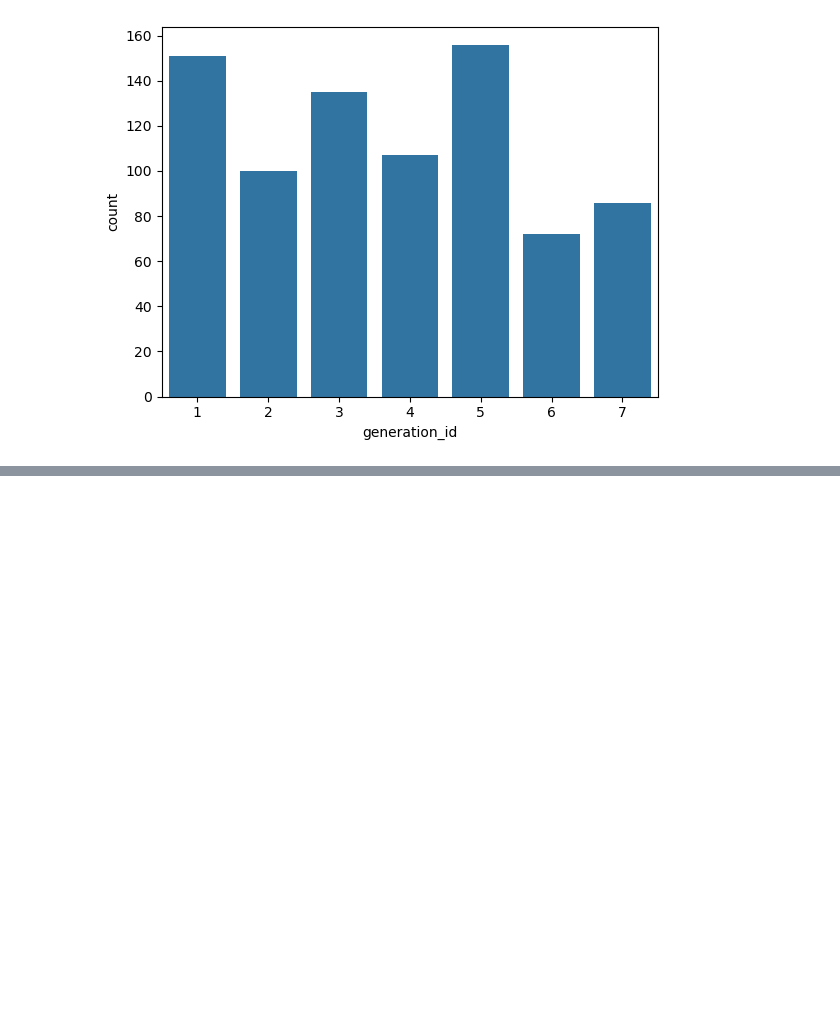
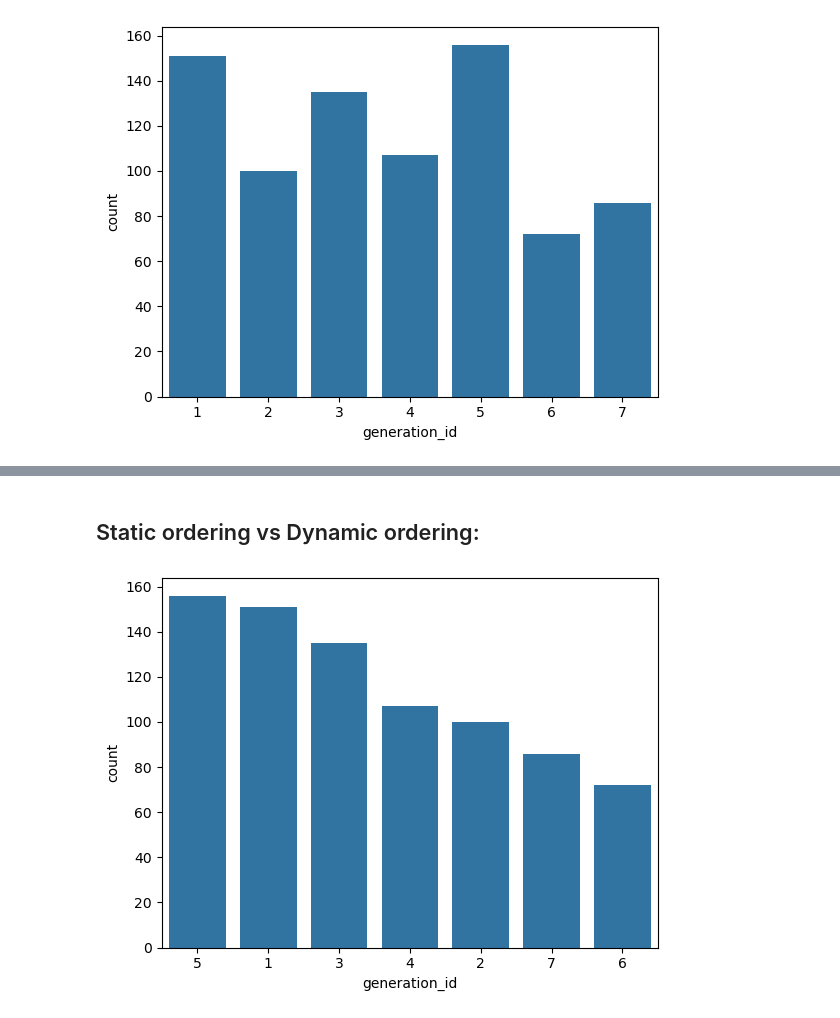
Before and after one commit to sidahmed-faisal/PokemonVis, a Jupyter notebook: Pokemon_Vis.ipynb, the cells around one changed output, grey strips where cells are left out. Saved outputs shown, nothing was run; the diff lists cells and outputs as text; code cells hidden in the pictures; blank space fills up the shorter version.

Commit message:
create a static vs dynamic ordering

```diff
--- a/Pokemon_Vis.ipynb
+++ b/Pokemon_Vis.ipynb
@@ -100,0 +101,14 @@ array([1, 2, 3, 4, 5, 6, 7], dtype=int64)
+# %% [markdown]
+## Static ordering vs Dynamic ordering:
+# %%
+# Static-ordering the bars
+sns.countplot(data=pokemon, x='generation_id', color=base_color, order=[5,1,3,4,2,7,6]);
+# Dynamic-ordering the bars
+# Count the frequency of each unique value in the 'generation_id' column, and sort it in descending order
+# Returns a Series
+freq = pokemon['generation_id'].value_counts()
+
+# Get the indexes of the Series
+gen_order = freq.index
+# %% [output]
+[figure, added]
```
Also changed, not shown: parts of 2 cells of this notebook.
